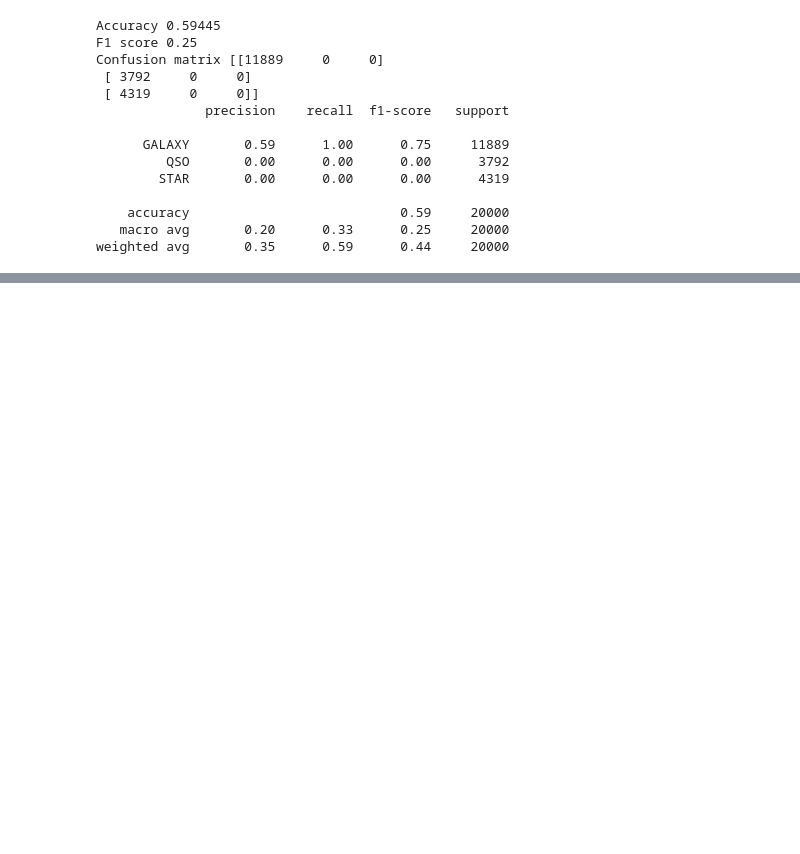
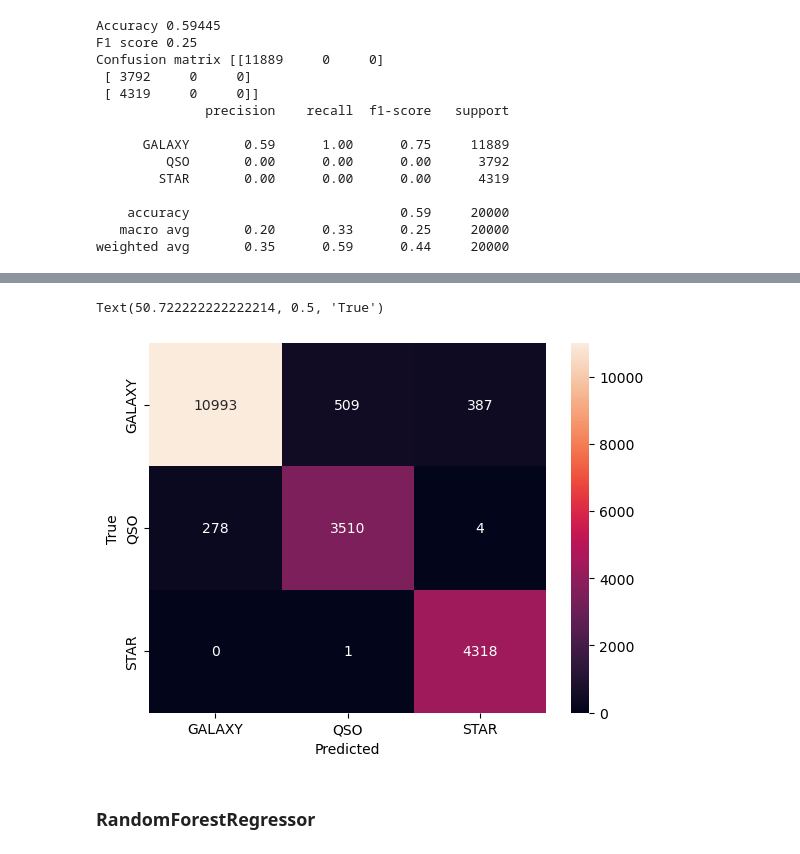
Before and after one commit to Handras18/Stellar-Classification, a Jupyter notebook: 02_modeling.ipynb, the cells around one changed output, grey strips where cells are left out. Saved outputs shown, nothing was run; the diff lists cells and outputs as text; code cells hidden in the pictures; blank space fills up the shorter version.

Commit message:
Update 02, add randomforest & xgboost + cv tuning

```diff
--- a/02_modeling.ipynb
+++ b/02_modeling.ipynb
@@ -114,2 +98,3 @@ weighted avg       0.35      0.59      0.44     20000
 # %%
-#log_reg_pipeline=Pipeline([('scaler',StandardScaler()),('log_reg',LogisticRegression())])
+log_reg_pipeline=Pipeline([('scaler',StandardScaler()),('log_reg',LogisticRegression(class_weight='balanced'))])
+log_reg_pipeline.fit(X_train,y_train)
@@ -115,0 +104,2 @@ weighted avg       0.35      0.59      0.44     20000
+# %%
+y_pred_lg=log_reg_pipeline.predict(X_test)
@@ -115,0 +125,9 @@ weighted avg       0.35      0.59      0.44     20000
+# %%
+labels = log_reg_pipeline.classes_   # ['GALAXY','QSO','STAR']
+sns.heatmap(confusion_matrix(y_test, y_pred_lg), annot=True, fmt='.0f',xticklabels=labels, yticklabels=labels)
+plt.xlabel('Predicted'); plt.ylabel('True')
+# %% [output]
+Text(50.722222222222214, 0.5, 'True')
+[figure, added]
+# %% [markdown]
+### RandomForestRegressor
```
Also changed, not shown: parts of 35 cells of this notebook.
